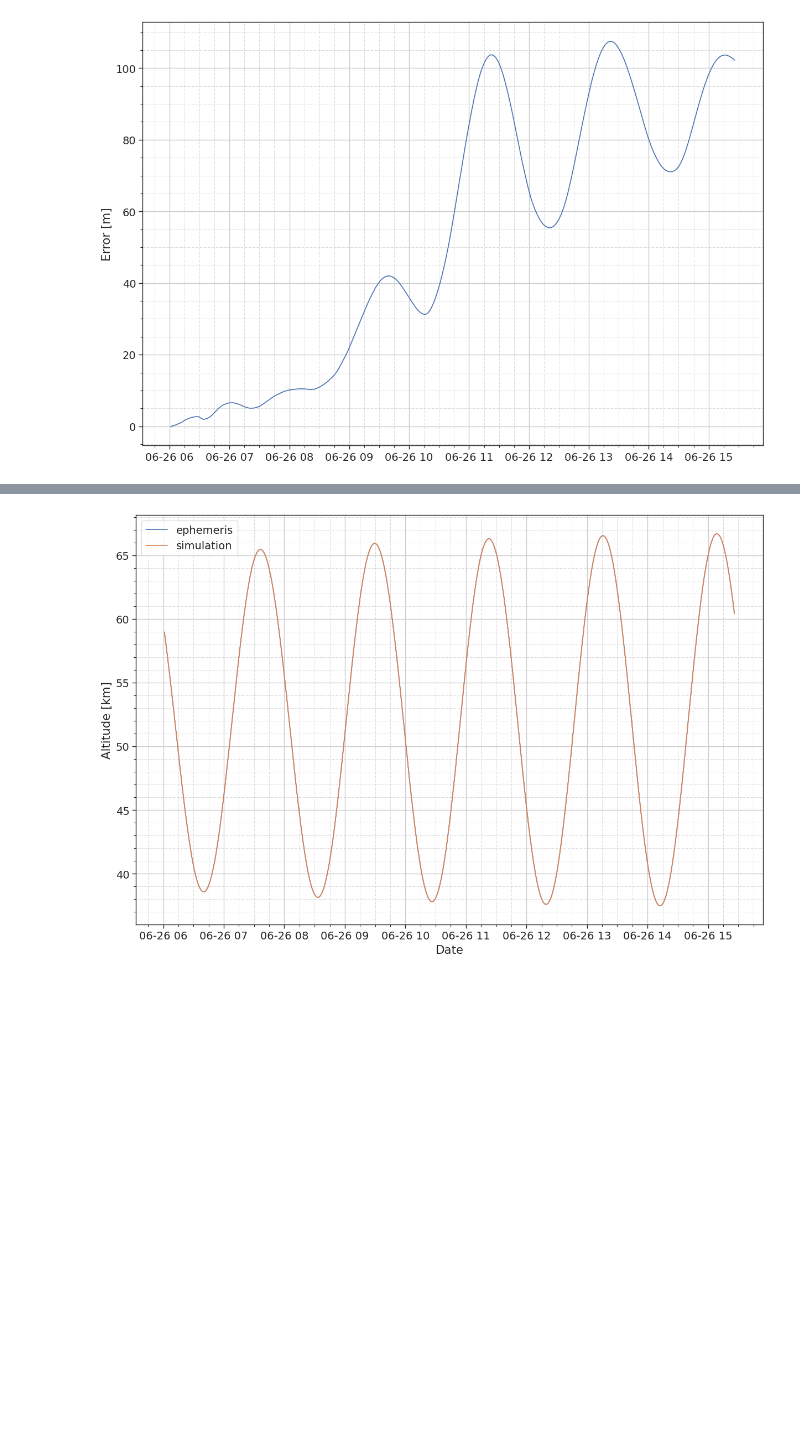
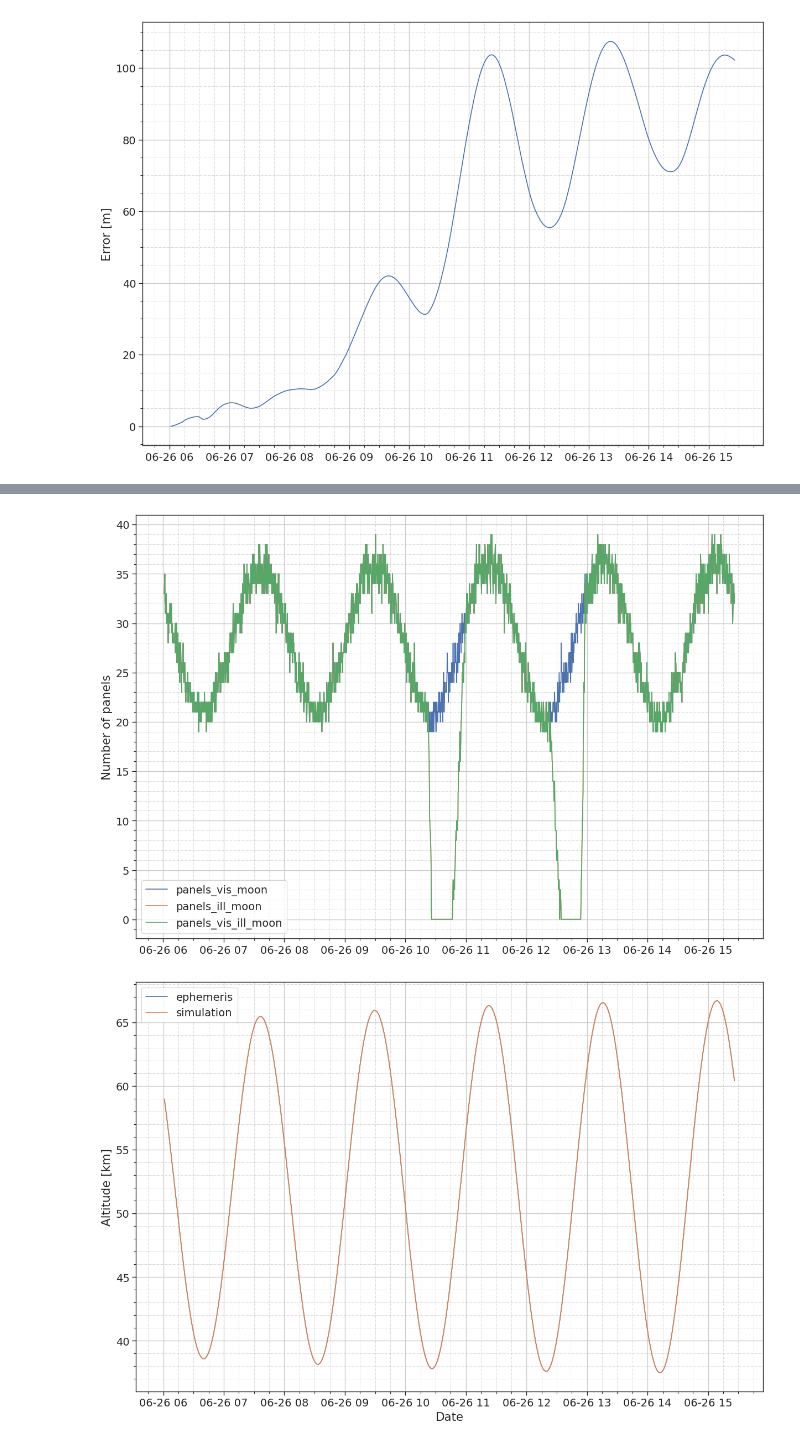
Before and after one commit to DominikStiller/tudelft-hpb-project, a Jupyter notebook: analysis/lro_simulation.ipynb, the cells around one changed output, grey strips where cells are left out. Cells and saved outputs as stored; diff of their text form; code cells hidden in the pictures; blank space fills up the shorter version.

```diff
--- a/analysis/lro_simulation.ipynb
+++ b/analysis/lro_simulation.ipynb
@@ -152,3 +167,17 @@ plot_rp_acceleration(df_simulation)
+# %%
+def plot_source_panels(df_simulation):
+    plt.figure(figsize=[12, 8])
+
+    for panel_count in panels_count_names:
+        plt.plot(df_simulation.index, df_simulation[panel_count], label=panel_count)
+
+    plt.legend()
+    plt.ylabel("Number of panels")
+    format_plot()
+
+plot_source_panels(df_simulation)
+# %% [output]
+[figure, added]
 # %%
 def plot_altitude(df_ephemeris, df_simulation):
     from datetime import datetime as dt
```
Also changed, not shown: parts of 5 cells of this notebook, 3 other files.
